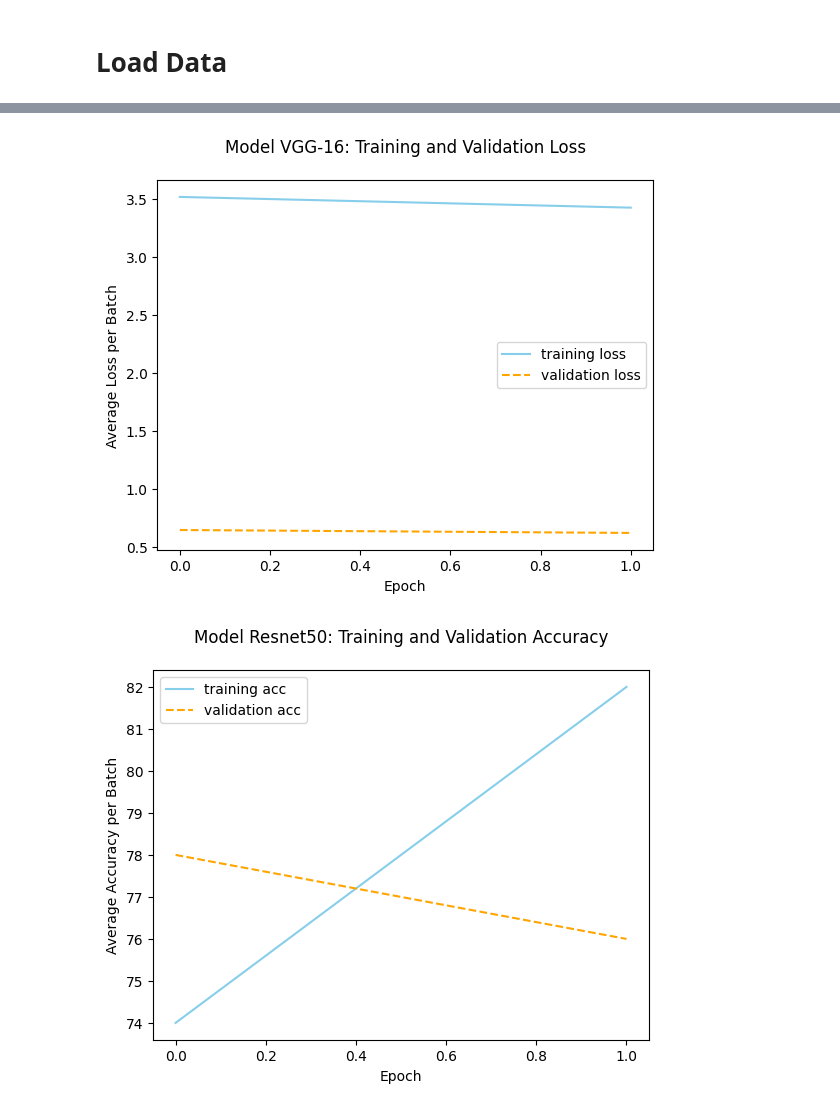
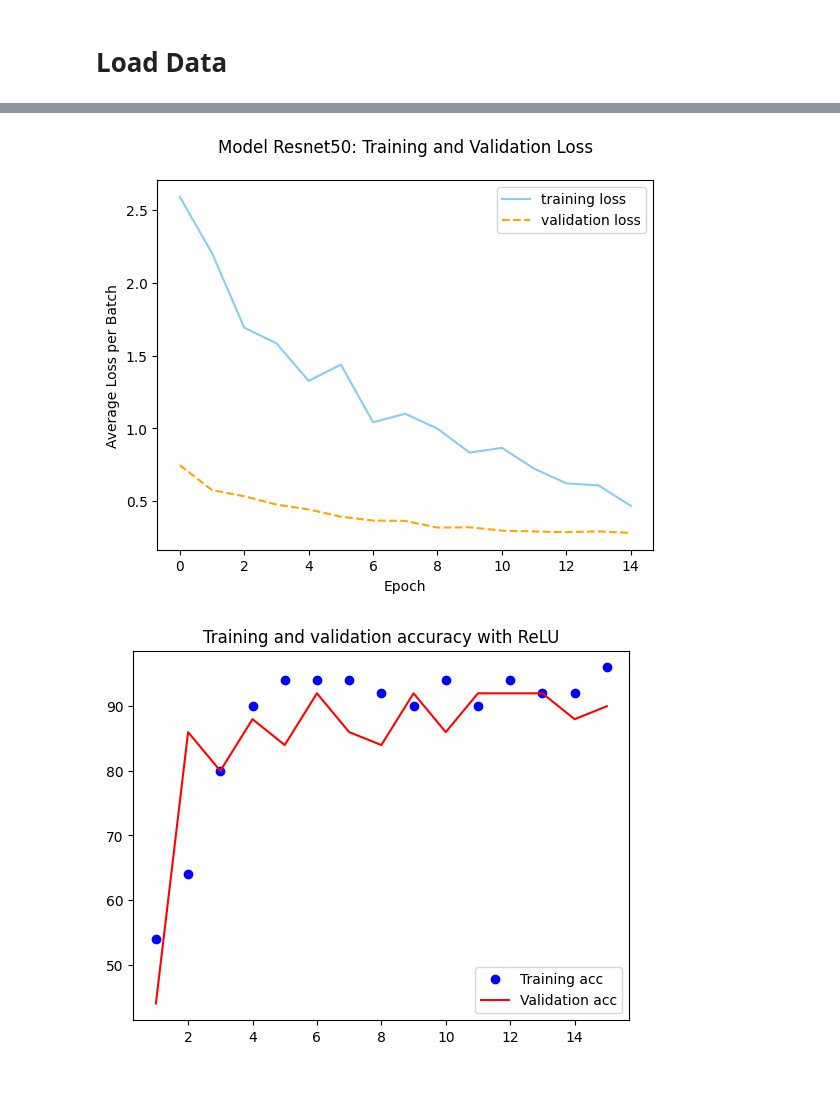
Before and after one commit to tifa14/DamageDetection_SatelliteImagery_pytorch_ML_DL, a Jupyter notebook: Model_VGG16_RESTNET50.ipynb, the cells around one changed output, grey strips where cells are left out. Saved outputs shown, nothing was run; the diff lists cells and outputs as text; code cells hidden in the pictures; blank space fills up the shorter version.

Commit message:
Update resnet50

```diff
--- a/Model_VGG16_RESTNET50.ipynb
+++ b/Model_VGG16_RESTNET50.ipynb
@@ -217,0 +216,12 @@ Epoch 1 | Train Loss: 2.11824 | Train Acc: 88.00 | Valid Loss: 0.58249 | Valid A
+# %%
+model_resnet50, history_resnet50 = fit(model_resnet50,
+                       criterion_resnet50,
+                       optimizer_resnet50,
+                       acc_resnet50,
+                       x_train,
+                       y_train,
+                       x_val,
+                       y_val,
+                       save_file_name = 'model_resnet50.pt',
+                       n_epochs = N_EPOCHS,
+                       BATCH_SIZE = 4)
@@ -218,32 +246,8 @@ Epoch 1 | Train Loss: 2.11824 | Train Acc: 88.00 | Valid Loss: 0.58249 | Valid A
 # %%
 
 #                                Visualization
+
 #-----------------------------------Plot 1---------------------------------
-plt.figure()
-vgg_train_acc = history_vgg['train_acc']
-vgg_val_acc = history_vgg['val_acc']
-vgg_epoch = range(0, len(vgg_train_acc), 1)
-plot1, = plt.plot(vgg_epoch, vgg_train_acc, linestyle = "solid", color = "skyblue")
-plot2, = plt.plot(vgg_epoch, vgg_val_acc, linestyle = "dashed", color = "orange")
-plt.legend([plot1, plot2], ['training acc', 'validation acc'])
-plt.xlabel('Epoch')
-plt.ylabel('Average Accuracy per Batch')
-plt.title('Model VGG-16: Training and Validation Accuracy', pad = 20)
-plt.savefig('VGG16-Acc-Plot.png')
-
-plt.figure()
-vgg_train_loss = history_vgg['train_loss']
-vgg_val_loss = history_vgg['val_loss']
-vgg_epoch = range(0, len(vgg_train_loss), 1)
-plot3, = plt.plot(vgg_epoch, vgg_train_loss, linestyle = "solid", color = "skyblue")
-plot4, = plt.plot(vgg_epoch, vgg_val_loss, linestyle = "dashed", color = "orange")
-plt.legend([plot3, plot4], ['training loss', 'validation loss'])
-plt.xlabel('Epoch')
-plt.ylabel('Average Loss per Batch')
-plt.title('Model VGG-16: Training and Validation Loss', pad = 20)
-plt.savefig('VGG16-Loss-Plot.png')
-
-#-----------------------------------Plot 2---------------------------------
 # Training Reseults: Resnet50
 plt.figure()
 resnet50_train_acc = history_resnet50['train_acc']
@@ -269,18 +273,25 @@ plt.ylabel('Average Loss per Batch')
 plt.title('Model Resnet50: Training and Validation Loss', pad = 20)
 plt.savefig('Resnet50-Loss-Plot.png')
 
-#-----------------------------------Plot 3---------------------------------
+#-----------------------------------Plot 2---------------------------------
+plt.figure()
+acc =history_resnet50['train_acc']
+val_acc = history_resnet50['val_acc']
+loss = history_resnet50['train_loss']
+val_loss = history_resnet50['val_loss']
+epochs = range(1,len(acc)+1)
+plt.plot(epochs, acc, 'bo', label = 'Training acc')
+plt.plot(epochs, val_acc, 'r', label = 'Validation acc')
+plt.title('Training and validation accuracy with ReLU')
+plt.legend()
+plt.savefig('Training and validation accuracy with ReLU.png')
 
 plt.figure()
-df_valid_loss = pd.DataFrame({'Epoch': range(0, N_EPOCHS, 1),
-                       'valid_loss_vgg': history_vgg['val_loss'],
-                       'valid_loss_resnet50':history_resnet50['val_loss']
-                       })
-plota, = plt.plot('Epoch', 'valid_loss_vgg', data=df_valid_loss, linestyle = '--', color = 'skyblue')
-plotb, = plt.plot('Epoch', 'valid_loss_resnet50', data=df_valid_loss, color = 'orange')
-plt.xlabel('Epoch')
-plt.ylabel('Average Validation Loss per Batch')
-plt.title('Validation Loss Comparison', pad = 20)
-plt.legend([plota, plotb], ['VGG16', 'Resnet50'])
-plt.savefig('Result_Comparison.png')
+plt.plot(epochs, loss, 'bo', label = 'Training loss')
+plt.plot(epochs, val_loss, 'r', label = 'Validation loss')
+plt.title('Training and validation loss with ReLU')
+plt.legend()
+plt.savefig('Training and validation loss with ReLU.png')
+
+plt.show()
 # %% [output]
@@ -288,2 +299,2 @@ plt.savefig('Result_Comparison.png')
-[figure, old version]
+[figure, new version]
-[figure, old version]
+[figure, new version]
```
Also changed, not shown: parts of 7 cells of this notebook.
